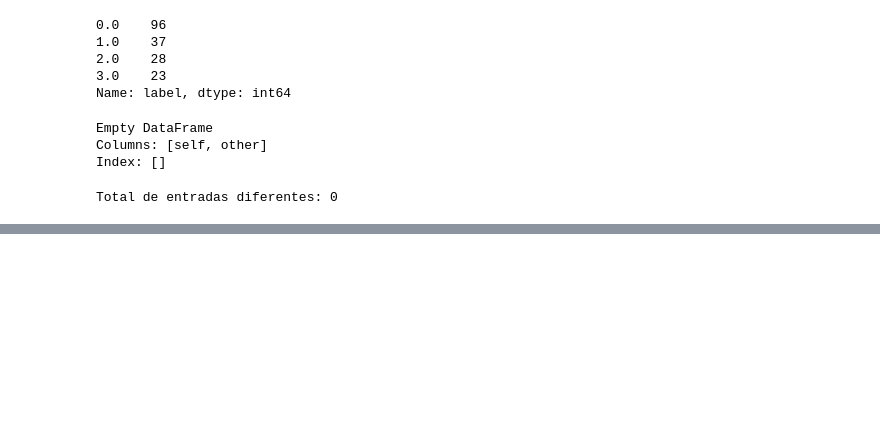
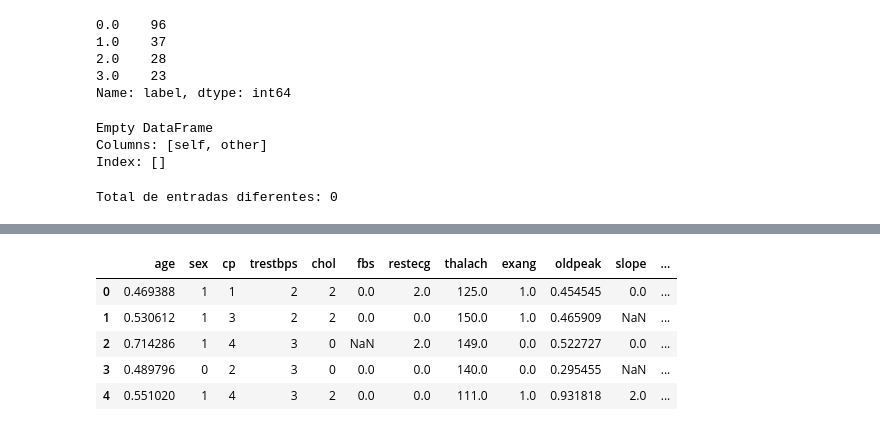
Before and after one commit to nachoreyesv/DATA_PROJECT_3, a Jupyter notebook: Ejecutable/Tumup/tumup_main.ipynb, the cells around one changed output, grey strips where cells are left out. Saved outputs shown, nothing was run; the diff lists cells and outputs as text; code cells hidden in the pictures; blank space fills up the shorter version.

```diff
--- a/Ejecutable/Tumup/tumup_main.ipynb
+++ b/Ejecutable/Tumup/tumup_main.ipynb
@@ -7089,0 +7618,2 @@ Total de entradas diferentes: 0
+# %%
+df4.drop(columns='Unnamed: 0',inplace=True)
@@ -7089,0 +7832,20 @@ Total de entradas diferentes: 0
+# %%
+from sklearn.preprocessing import OrdinalEncoder
+
+# Inicializar el codificador ordinal
+ordinal_encoder = OrdinalEncoder()
+
+# Variables para codificación ordinal
+ordinal_vars = ["slope", "ca", "thal", "restecg"]
+
+# Aplicar codificación ordinal
+df4[ordinal_vars] = ordinal_encoder.fit_transform(df4[ordinal_vars])
+
+df4.head()
+# %% [output]
+|  | age | sex | cp | trestbps | chol | fbs | restecg | thalach | exang | oldpeak | slope | ... |
+| 0 | 0.469388 | 1 | 1 | 2 | 2 | 0.0 | 2.0 | 125.0 | 1.0 | 0.454545 | 0.0 | ... |
+| 1 | 0.530612 | 1 | 3 | 2 | 2 | 0.0 | 0.0 | 150.0 | 1.0 | 0.465909 | NaN | ... |
+| 2 | 0.714286 | 1 | 4 | 3 | 0 | NaN | 2.0 | 149.0 | 0.0 | 0.522727 | 0.0 | ... |
+| 3 | 0.489796 | 0 | 2 | 3 | 0 | 0.0 | 0.0 | 140.0 | 0.0 | 0.295455 | NaN | ... |
+| 4 | 0.551020 | 1 | 4 | 3 | 2 | 0.0 | 0.0 | 111.0 | 1.0 | 0.931818 | 2.0 | ... |
```
Also changed, not shown: parts of 70 cells of this notebook, 11 other files.
